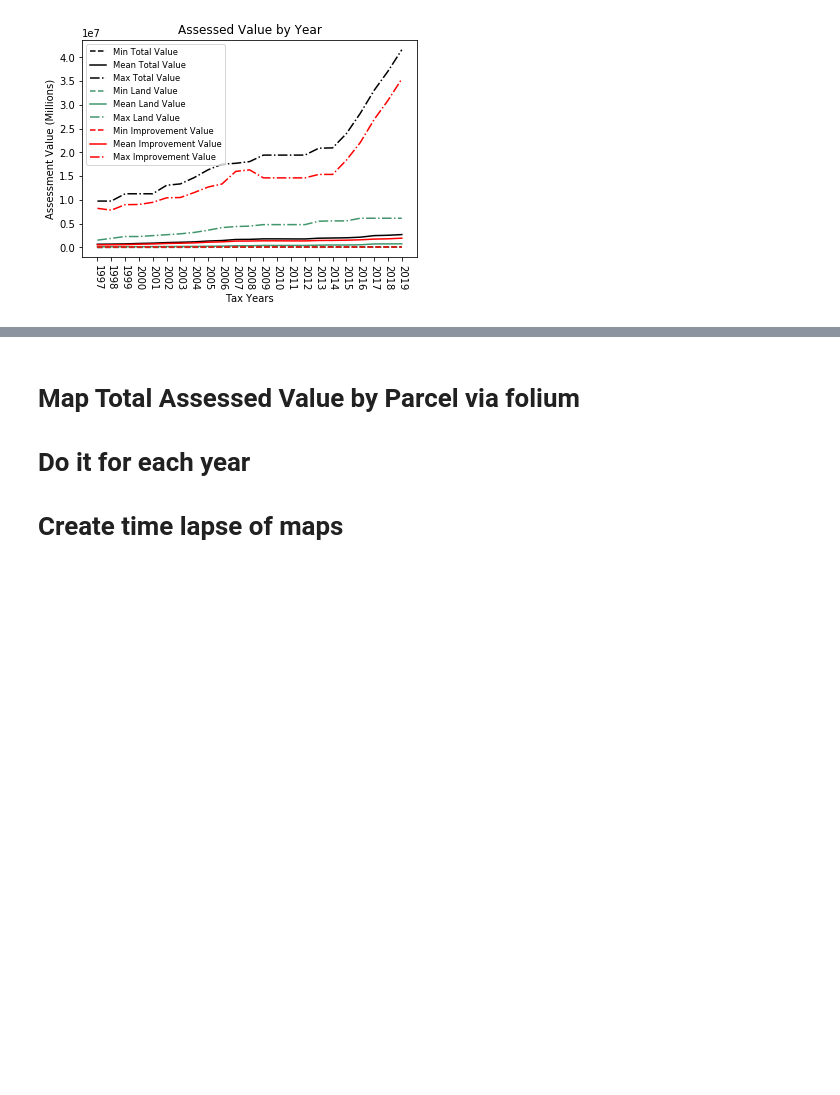
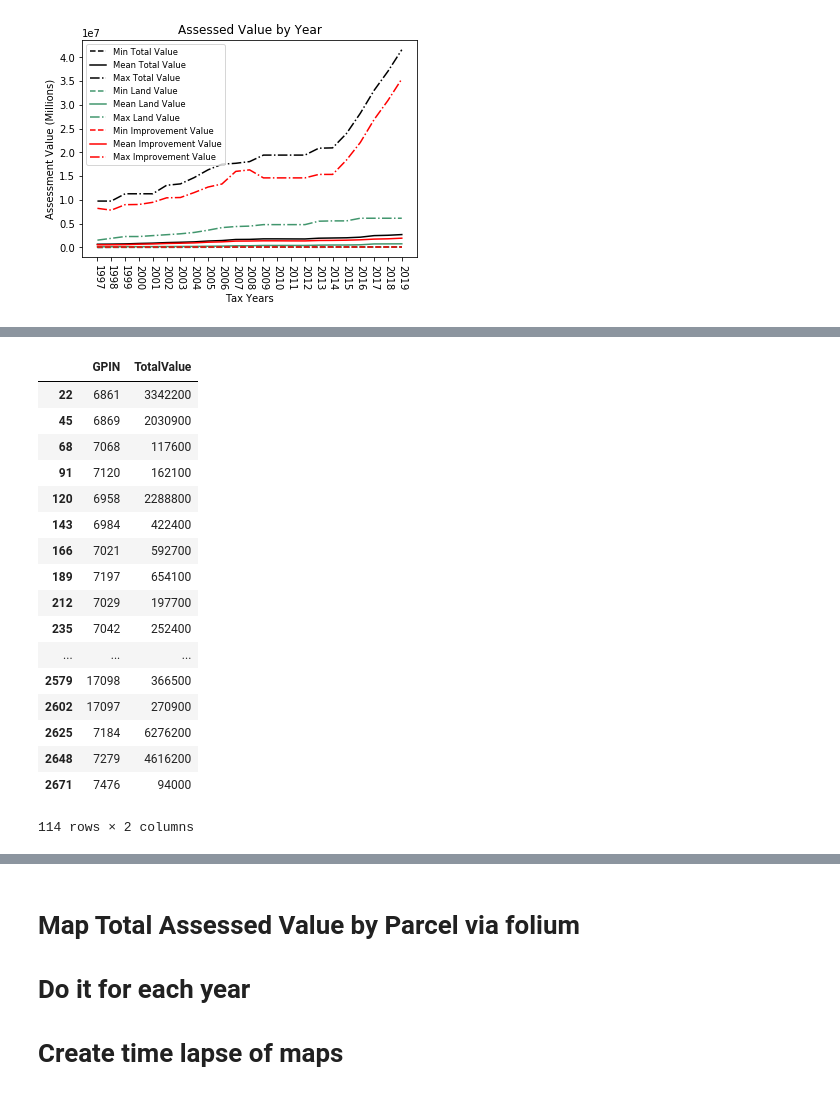
Before and after one commit to strmwtr/downtown_assessments, a Jupyter notebook: Downtown Assessments.ipynb, the cells around one changed output, grey strips where cells are left out. Cells and saved outputs as stored; diff of their text form; code cells hidden in the pictures; blank space fills up the shorter version.

```diff
--- a/Downtown Assessments.ipynb
+++ b/Downtown Assessments.ipynb
@@ -245,0 +191,27 @@ m
+# %%
+def total_value_by_year(year):
+    tv_df = d[['GPIN','TotalValue']][d['TaxYear'] == year]
+    tv_df = tv_df.astype({'GPIN': 'int', 'TotalValue': 'int'})
+    return tv_df
+
+
+total_value_by_year(1997)
+# %% [output]
+|  | GPIN | TotalValue |
+| 22 | 6861 | 3342200 |
+| 45 | 6869 | 2030900 |
+| 68 | 7068 | 117600 |
+| 91 | 7120 | 162100 |
+| 120 | 6958 | 2288800 |
+| 143 | 6984 | 422400 |
+| 166 | 7021 | 592700 |
+| 189 | 7197 | 654100 |
+| 212 | 7029 | 197700 |
+| 235 | 7042 | 252400 |
+| ... | ... | ... |
+| 2579 | 17098 | 366500 |
+| 2602 | 17097 | 270900 |
+| 2625 | 7184 | 6276200 |
+| 2648 | 7279 | 4616200 |
+| 2671 | 7476 | 94000 |
+114 rows × 2 columns
```
Also changed, not shown: parts of 3 cells of this notebook.
